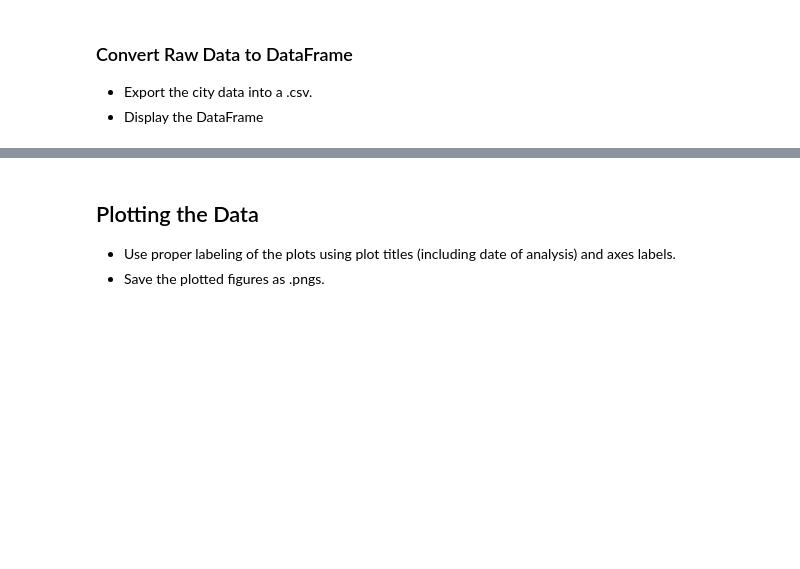
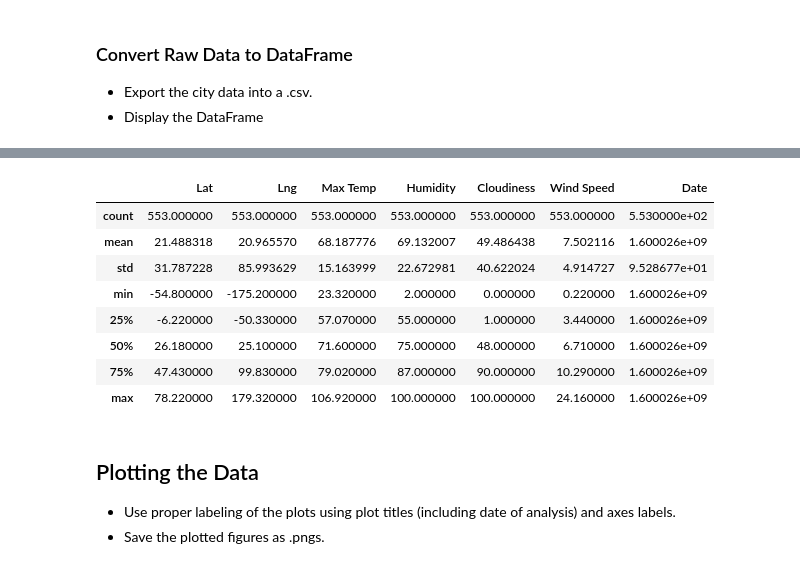
Before and after one commit to andresocorro/python-api-challenge, a Jupyter notebook: starter_code/WeatherPy.ipynb, the cells around one changed output, grey strips where cells are left out. Cells and saved outputs as stored; diff of their text form; code cells hidden in the pictures; blank space fills up the shorter version.

```diff
--- a/starter_code/WeatherPy.ipynb
+++ b/starter_code/WeatherPy.ipynb
@@ -161,0 +153,12 @@ Int64Index([], dtype='int64')
+# %%
+weather_df.describe()
+# %% [output]
+|  | Lat | Lng | Max Temp | Humidity | Cloudiness | Wind Speed | Date |
+| count | 553.000000 | 553.000000 | 553.000000 | 553.000000 | 553.000000 | 553.000000 | 5.530000e+02 |
+| mean | 21.488318 | 20.965570 | 68.187776 | 69.132007 | 49.486438 | 7.502116 | 1.600026e+09 |
+| std | 31.787228 | 85.993629 | 15.163999 | 22.672981 | 40.622024 | 4.914727 | 9.528677e+01 |
+| min | -54.800000 | -175.200000 | 23.320000 | 2.000000 | 0.000000 | 0.220000 | 1.600026e+09 |
+| 25% | -6.220000 | -50.330000 | 57.070000 | 55.000000 | 1.000000 | 3.440000 | 1.600026e+09 |
+| 50% | 26.180000 | 25.100000 | 71.600000 | 75.000000 | 48.000000 | 6.710000 | 1.600026e+09 |
+| 75% | 47.430000 | 99.830000 | 79.020000 | 87.000000 | 90.000000 | 10.290000 | 1.600026e+09 |
+| max | 78.220000 | 179.320000 | 106.920000 | 100.000000 | 100.000000 | 24.160000 | 1.600026e+09 |
```
Also changed, not shown: parts of 18 cells of this notebook, 4 other files.
